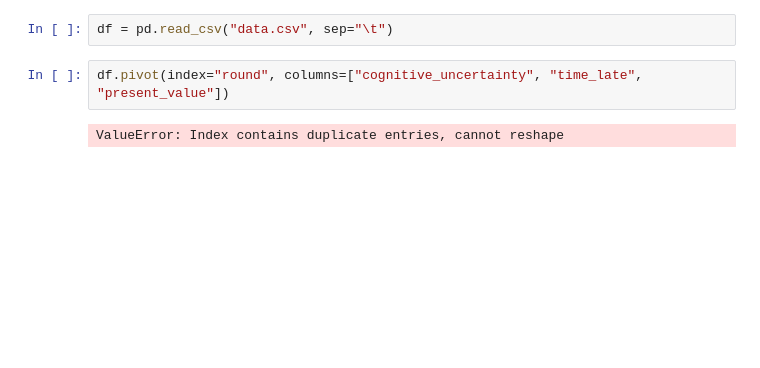
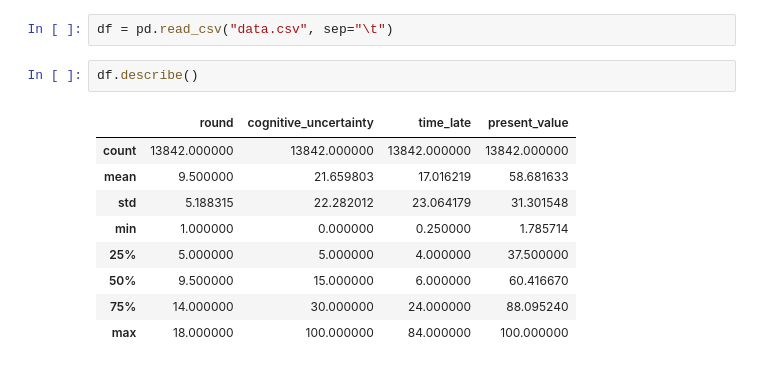
Before and after one commit to bernhardkissler/predoc_analysis, a Jupyter notebook: Analysis.ipynb, the cells around one changed output. Saved outputs shown, nothing was run; the diff lists cells and outputs as text; blank space fills up the shorter version.

```diff
--- a/Analysis.ipynb
+++ b/Analysis.ipynb
@@ -5,6 +11,14 @@ import pandas_profiling
 # %%
 df = pd.read_csv("data.csv", sep="\t")
-# %%
-df.pivot(index="round", columns=["cognitive_uncertainty", "time_late", "present_value"])
-# %% [output]
-ValueError: Index contains duplicate entries, cannot reshape
+# %%
+df.describe()
+# %% [output]
+|  | round | cognitive_uncertainty | time_late | present_value |
+| count | 13842.000000 | 13842.000000 | 13842.000000 | 13842.000000 |
+| mean | 9.500000 | 21.659803 | 17.016219 | 58.681633 |
+| std | 5.188315 | 22.282012 | 23.064179 | 31.301548 |
+| min | 1.000000 | 0.000000 | 0.250000 | 1.785714 |
+| 25% | 5.000000 | 5.000000 | 4.000000 | 37.500000 |
+| 50% | 9.500000 | 15.000000 | 6.000000 | 60.416670 |
+| 75% | 14.000000 | 30.000000 | 24.000000 | 88.095240 |
+| max | 18.000000 | 100.000000 | 84.000000 | 100.000000 |
```
Also changed, not shown: parts of 8 cells of this notebook, 2 other files.
